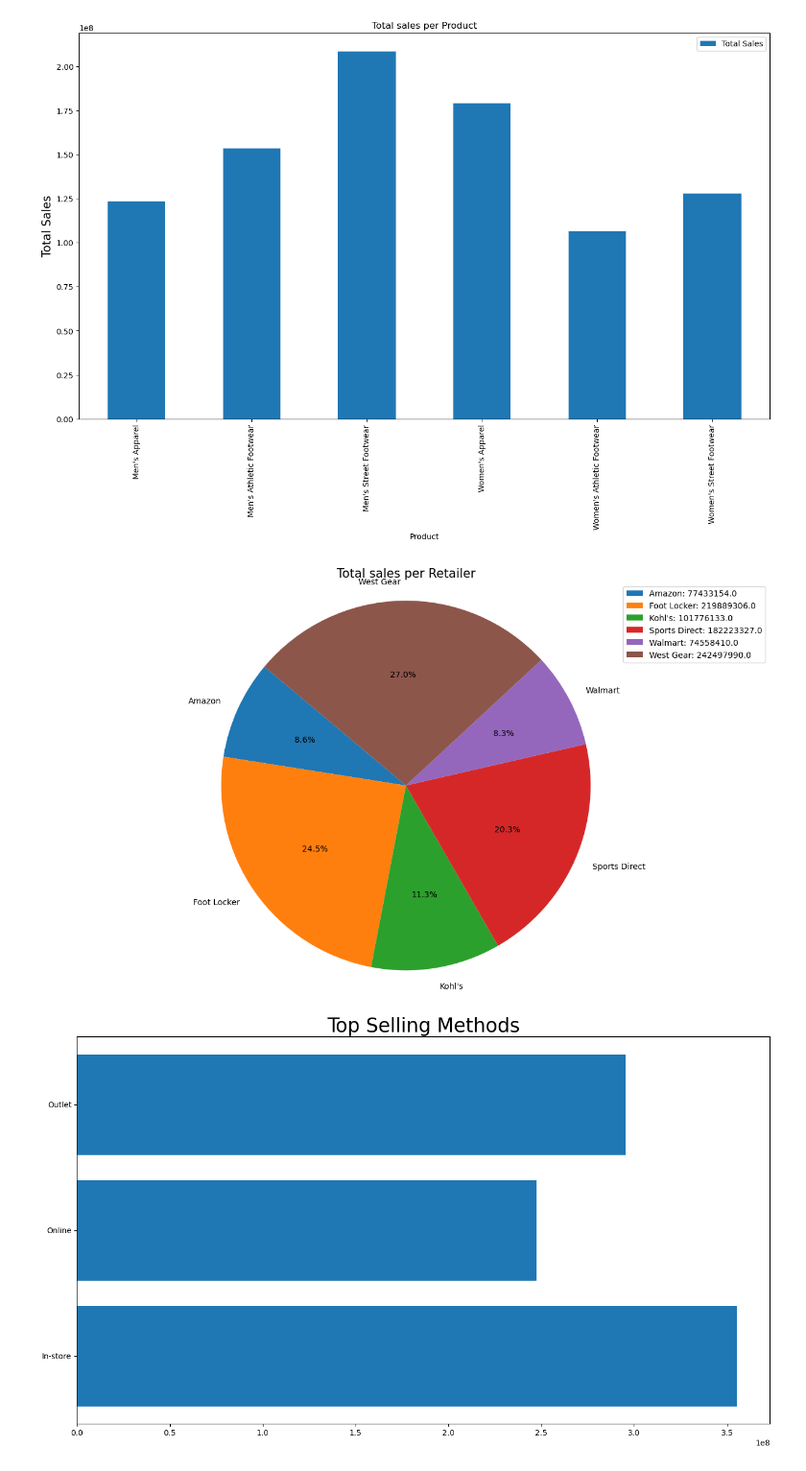
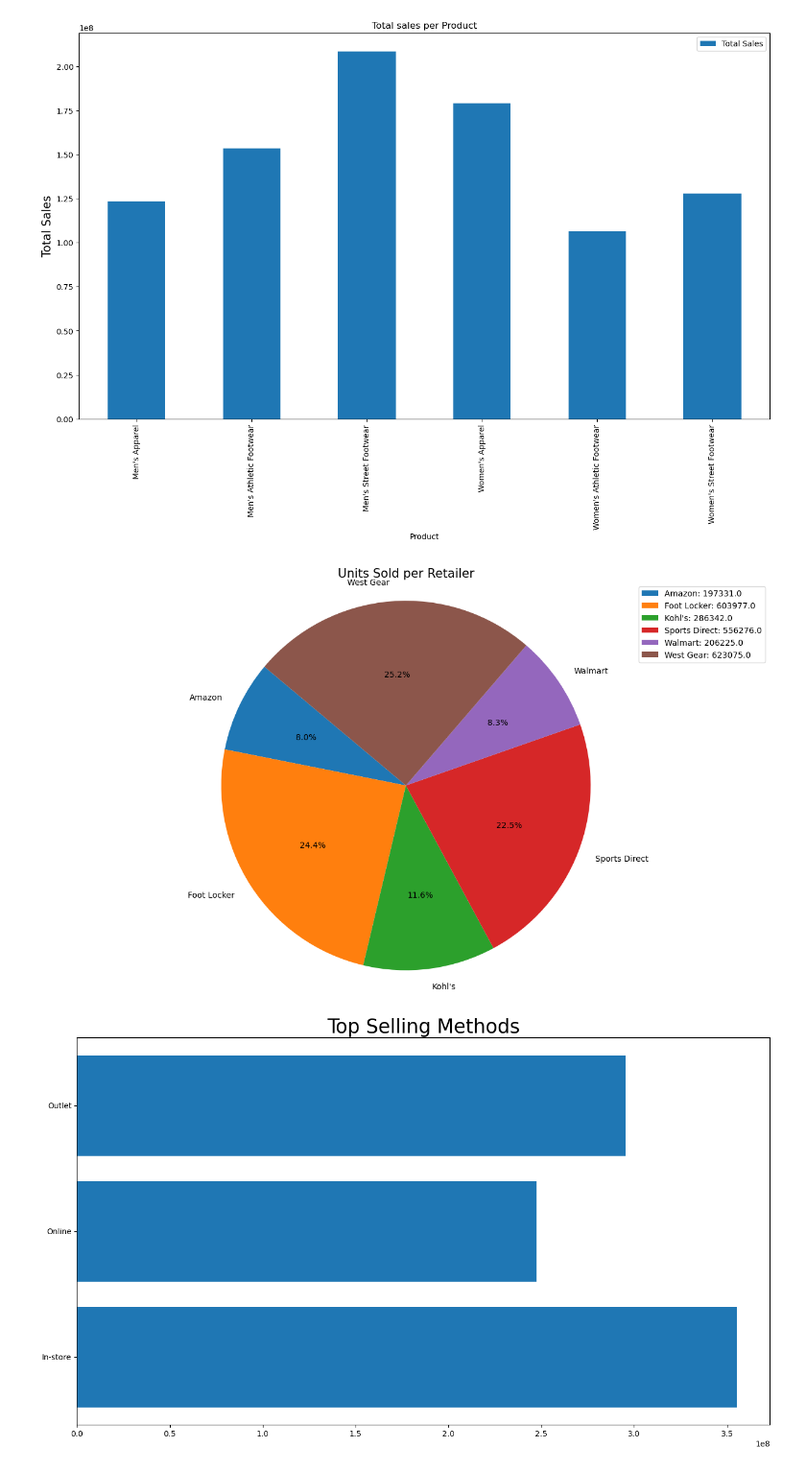
Before and after one commit to NimayKa/Nimayka_Coding, a Jupyter notebook: DV/DV_AS01/DV_DataVisualization_AS01.ipynb, the cells around one changed output. Shown at 96% size. Saved outputs shown, nothing was run; the diff lists cells and outputs as text; code cells hidden in the pictures.

```diff
--- a/DV/DV_AS01/DV_DataVisualization_AS01.ipynb
+++ b/DV/DV_AS01/DV_DataVisualization_AS01.ipynb
@@ -36,19 +36,19 @@ plt.show()
 # %% [output]
 [figure]
 # %%
-top_retailers= df[['Retailer','Total Sales']].groupby('Retailer').sum()
+top_retailers= df[['Retailer','Units Sold']].groupby('Retailer').sum()
 top_retailers
 
 plt.figure(figsize=(16, 9))
-plt.pie(top_retailers['Total Sales'], labels=top_retailers.index, autopct='%1.1f%%', startangle=140)
-plt.legend(loc='best', labels=[f'{label}: {count}' for label, count in zip(top_retailers.index, top_retailers['Total Sales'])])
-plt.title('Total sales per Retailer', fontsize=15)
+plt.pie(top_retailers['Units Sold'], labels=top_retailers.index, autopct='%1.1f%%', startangle=140)
+plt.legend(loc='best', labels=[f'{label}: {count}' for label, count in zip(top_retailers.index, top_retailers['Units Sold'])])
+plt.title('Units Sold per Retailer', fontsize=15)
 plt.axis('equal')
 
-plt.savefig('Total_sales_per_Retailer.png',dpi=200)
+plt.savefig('Units_Sold_per_Retailer.png',dpi=200)
 plt.show()
 # %% [output]
-[figure, old version]
+[figure, new version]
 # %%
 top_salesmt= df[['Sales Method','Total Sales']].groupby('Sales Method').sum()
 
```
Also changed, not shown: parts of 2 cells of this notebook, 8 other files.
